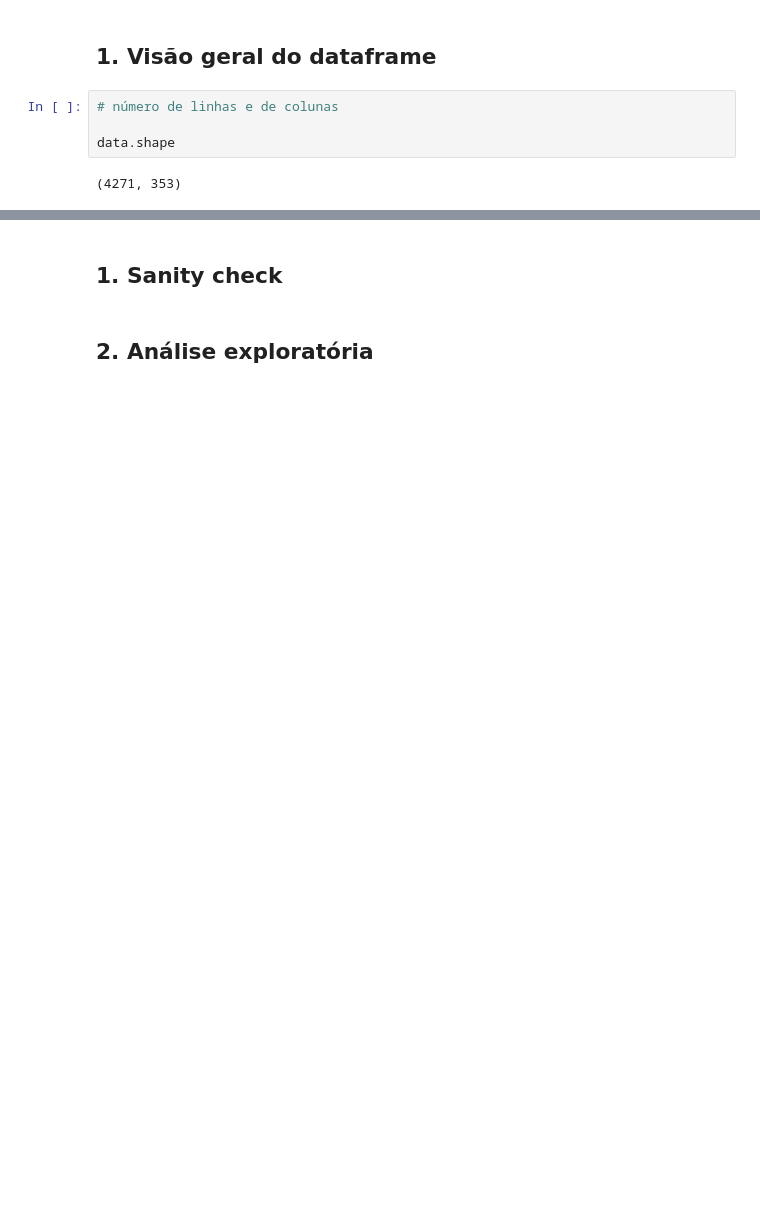
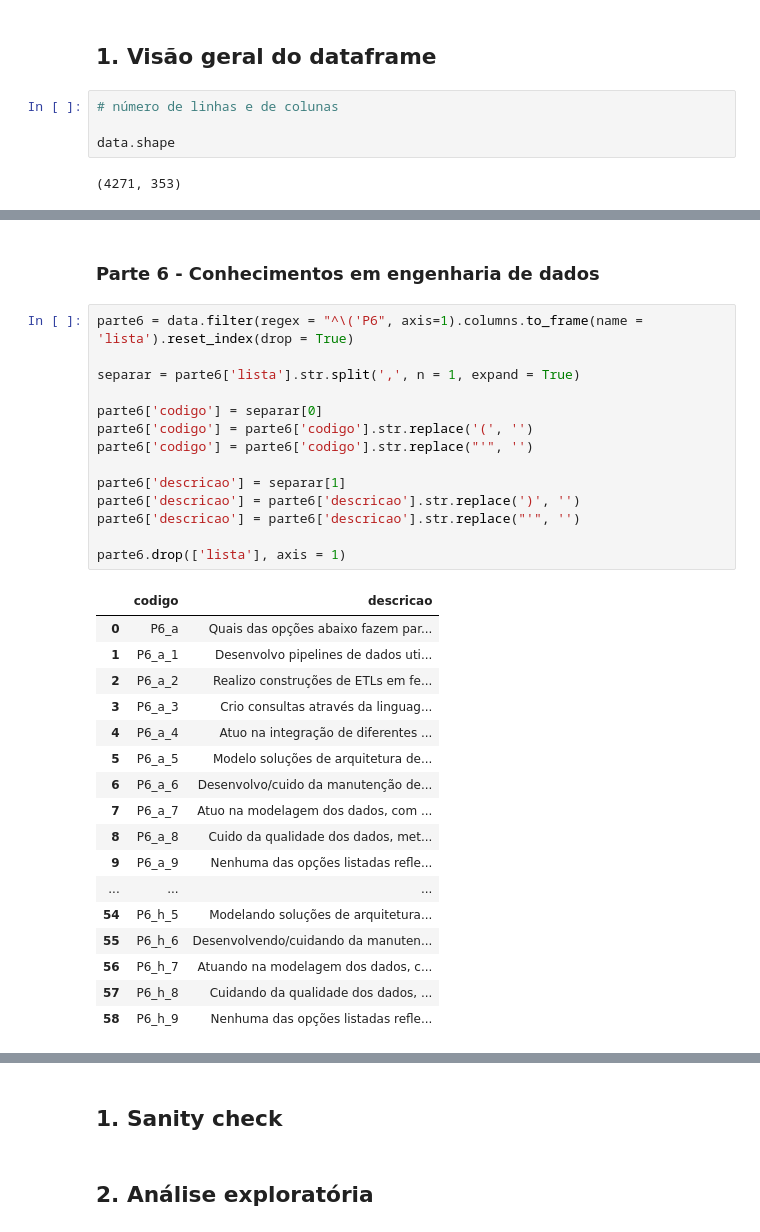
Before and after one commit to leticiafaria7/challenge-state-of-data, a Jupyter notebook: challenge-state-of-data.ipynb, the cells around one changed output, grey strips where cells are left out. Cells and saved outputs as stored; diff of their text form; blank space fills up the shorter version.

```diff
--- a/challenge-state-of-data.ipynb
+++ b/challenge-state-of-data.ipynb
@@ -95,0 +202,34 @@ data.head()
+# %% [markdown]
+### Parte 6 - Conhecimentos em engenharia de dados
+# %%
+parte6 = data.filter(regex = "^\('P6", axis=1).columns.to_frame(name = 'lista').reset_index(drop = True)
+
+separar = parte6['lista'].str.split(',', n = 1, expand = True)
+
+parte6['codigo'] = separar[0]
+parte6['codigo'] = parte6['codigo'].str.replace('(', '')
+parte6['codigo'] = parte6['codigo'].str.replace("'", '')
+
+parte6['descricao'] = separar[1]
+parte6['descricao'] = parte6['descricao'].str.replace(')', '')
+parte6['descricao'] = parte6['descricao'].str.replace("'", '')
+
+parte6.drop(['lista'], axis = 1)
+# %% [output]
+|  | codigo | descricao |
+| 0 | P6_a | Quais das opções abaixo fazem par... |
+| 1 | P6_a_1 | Desenvolvo pipelines de dados uti... |
+| 2 | P6_a_2 | Realizo construções de ETLs em fe... |
+| 3 | P6_a_3 | Crio consultas através da linguag... |
+| 4 | P6_a_4 | Atuo na integração de diferentes ... |
+| 5 | P6_a_5 | Modelo soluções de arquitetura de... |
+| 6 | P6_a_6 | Desenvolvo/cuido da manutenção de... |
+| 7 | P6_a_7 | Atuo na modelagem dos dados, com ... |
+| 8 | P6_a_8 | Cuido da qualidade dos dados, met... |
+| 9 | P6_a_9 | Nenhuma das opções listadas refle... |
+| ... | ... | ... |
+| 54 | P6_h_5 | Modelando soluções de arquitetura... |
+| 55 | P6_h_6 | Desenvolvendo/cuidando da manuten... |
+| 56 | P6_h_7 | Atuando na modelagem dos dados, c... |
+| 57 | P6_h_8 | Cuidando da qualidade dos dados, ... |
+| 58 | P6_h_9 | Nenhuma das opções listadas refle... |
```
Also changed, not shown: parts of 20 cells of this notebook.
